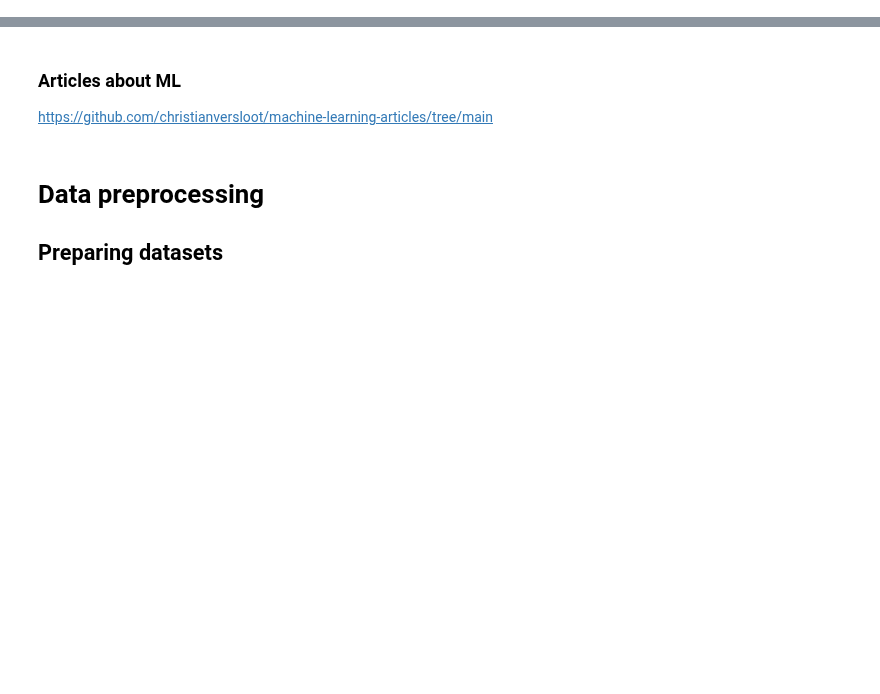
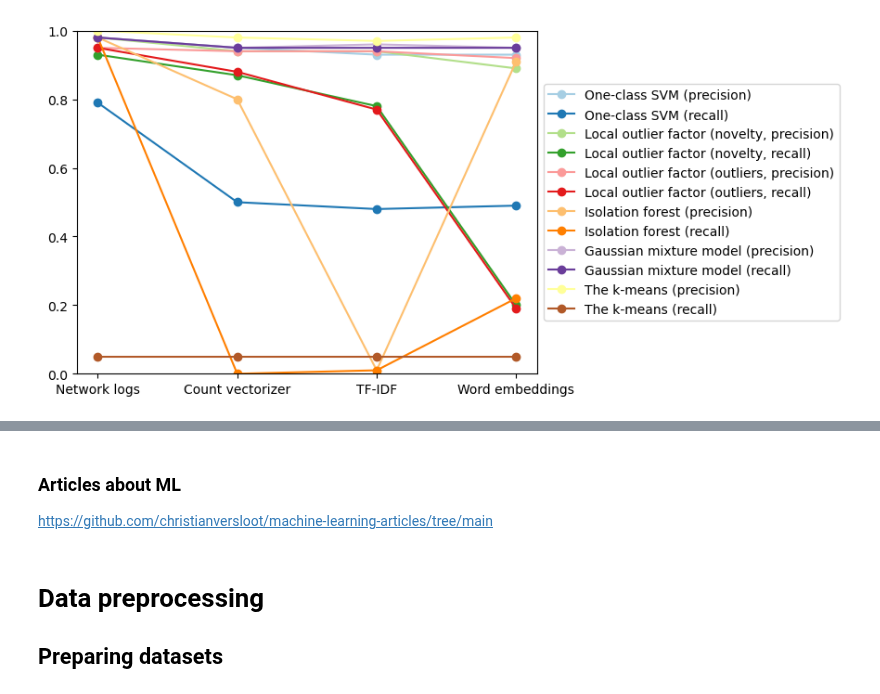
Before and after one commit to phoenixday/ml-algorithms, a Jupyter notebook: spam-ham-emails.ipynb, the cells around one changed output, grey strips where cells are left out. Saved outputs shown, nothing was run; the diff lists cells and outputs as text; code cells hidden in the pictures; blank space fills up the shorter version.

```diff
--- a/spam-ham-emails.ipynb
+++ b/spam-ham-emails.ipynb
@@ -22,0 +59,42 @@ import pandas as pd # data processing, CSV file I/O (e.g. pd.read_csv)
+# %%
+import matplotlib.pyplot as plt
+import seaborn as sns
+import numpy as np
+
+# Data
+species = ("Network logs", "Count vectorizer", "TF-IDF", "Word embeddings")
+penguin_means = {
+    'One-class SVM (precision)': (0.98, 0.95, 0.93, 0.93),
+    'One-class SVM (recall)': (0.79, 0.5, 0.48, 0.49),
+    'Local outlier factor (novelty, precision)': (0.98, 0.94, 0.94, 0.89),
+    'Local outlier factor (novelty, recall)': (0.93, 0.87, 0.78, 0.2),
+    'Local outlier factor (outliers, precision)': (0.95, 0.94, 0.94, 0.92),
+    'Local outlier factor (outliers, recall)': (0.95, 0.88, 0.77, 0.19),
+    'Isolation forest (precision)': (0.98, 0.8, 0.01, 0.91),
+    'Isolation forest (recall)': (0.98, 0, 0.01, 0.22),
+    'Gaussian mixture model (precision)': (0.98, 0.95, 0.96, 0.95),
+    'Gaussian mixture model (recall)': (0.98, 0.95, 0.95, 0.95),
+    'The k-means (precision)': (1, 0.98, 0.97, 0.98),
+    'The k-means (recall)': (0.05, 0.05, 0.05, 0.05),
+}
+
+x = np.arange(len(species))  # the label locations
+multiplier = 0
+
+# Plot setup
+sns.set_palette("Paired")
+fig, ax = plt.subplots()
+
+# Create a line plot
+for attribute, measurement in penguin_means.items():
+    ax.plot(x, measurement, marker='o', label=attribute)
+
+# Add labels and title
+ax.set_xticks(x)
+ax.set_xticklabels(species)
+ax.set_ylim(0, 1)
+ax.legend(loc='center left', bbox_to_anchor=(1, 0.5))
+
+plt.show()
+# %% [output]
+[figure, added]
```
Also changed, not shown: parts of 57 cells of this notebook.
